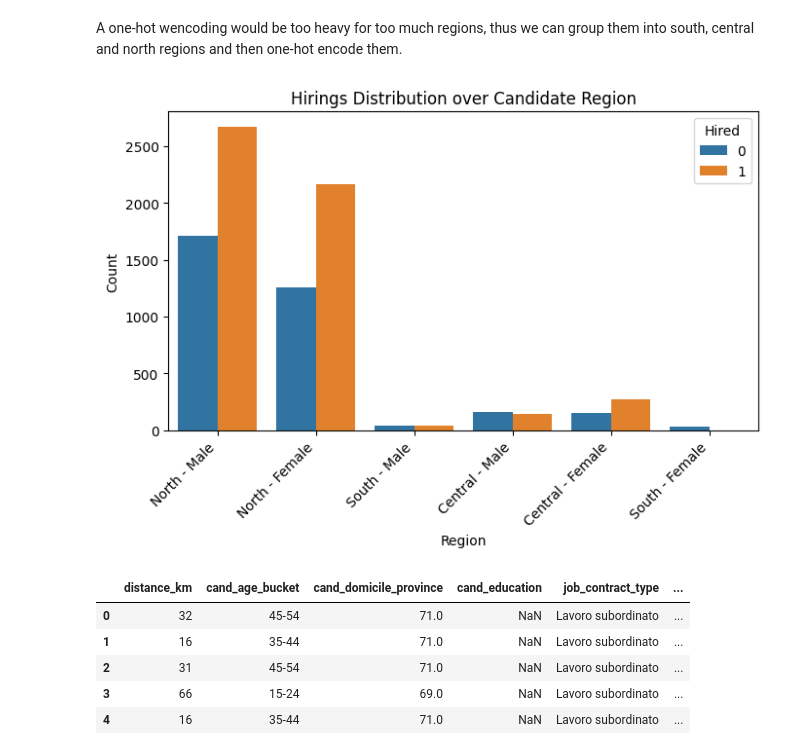
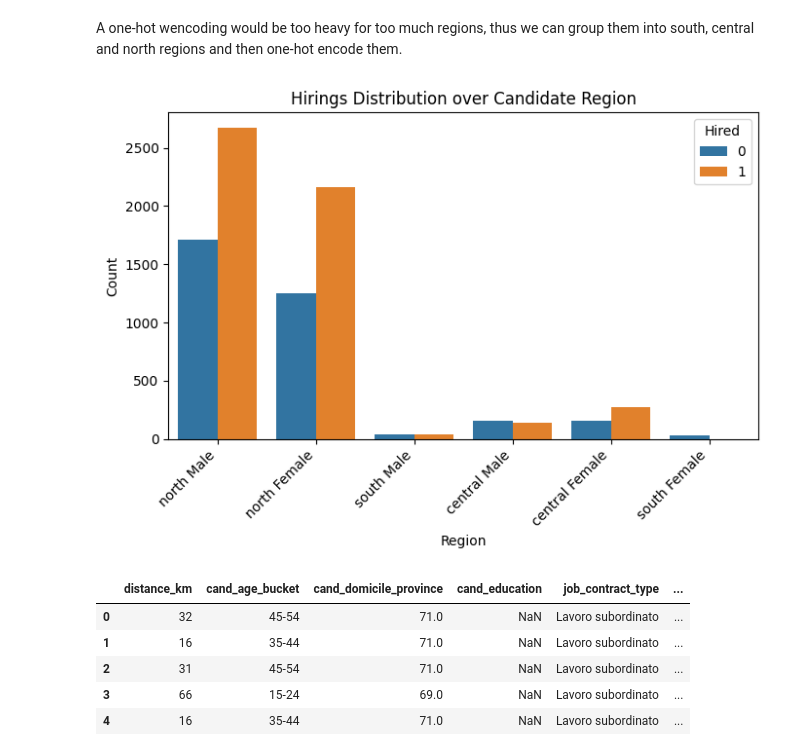
Before and after one commit to kor80/Fair-Candidate-Screening-System, a Jupyter notebook: main.ipynb, the cells around one changed output. Drawn from its saved outputs; the diff is of its cells as text; code cells hidden in the pictures.

```diff
--- a/main.ipynb
+++ b/main.ipynb
@@ -370,48 +367,48 @@ A one-hot wencoding would be too heavy for too much regions, thus we can group t
 # %%
 region_groups = {
     # North
-    'piemonte': 'North',
-    'valle d\'aosta': 'North',
-    'lombardia': 'North',
-    'veneto': 'North',
-    'friuli venezia giulia': 'North',
-    'liguria': 'North',
-    'emilia romagna': 'North',
-    'trentino alto adige': 'North',
+    'piemonte': 'north',
+    'valle d\'aosta': 'north',
+    'lombardia': 'north',
+    'veneto': 'north',
+    'friuli venezia giulia': 'north',
+    'liguria': 'north',
+    'emilia romagna': 'north',
+    'trentino alto adige': 'north',
 
     # Central
-    'toscana': 'Central',
-    'umbria': 'Central',
-    'marche': 'Central',
-    'lazio': 'Central',
+    'toscana': 'central',
+    'umbria': 'central',
+    'marche': 'central',
+    'lazio': 'central',
 
     # South
-    'abruzzo': 'South',
-    'molise': 'South',
-    'campania': 'South',
-    'puglia': 'South',
-    'basilicata': 'South',
-    'calabria': 'South',
+    'abruzzo': 'south',
+    'molise': 'south',
+    'campania': 'south',
+    'puglia': 'south',
+    'basilicata': 'south',
+    'calabria': 'south',
 
     # Islands
-    'sicilia': 'South',
-    'sardegna': 'South'
+    'sicilia': 'south',
+    'sardegna': 'south'
 }
 # %%
 grouped_regions = df1['cand_domicile_region'].apply(lambda r : region_groups[str.lower(r)])
-df1['grouped_regions_gender'] = grouped_regions.astype(str) + ' - ' + df1['cand_gender'].astype(str)
+df1['grouped_regions'] = grouped_regions.astype(str) + ' ' + df1['cand_gender'].astype(str)
 # %%
 plt.figure(figsize=(7, 5))
-sns.countplot(data=df1, x=df1['grouped_regions_gender'], hue='hired')
+sns.countplot(data=df1, x=df1['grouped_regions'], hue='hired')
 plt.title('Hirings Distribution over Candidate Region')
 plt.xlabel('Region')
 plt.ylabel('Count')
 plt.legend(title='Hired')
 plt.xticks(rotation=45, ha='right')
 plt.tight_layout()
 plt.show()
 # %% [output]
-[figure, old version]
+[figure, new version]
 # %%
 df1 = df1.drop('cand_domicile_region', axis=1)
 df1 = df1.drop('cand_gender', axis=1)
```
Also changed, not shown: parts of 161 cells of this notebook.
